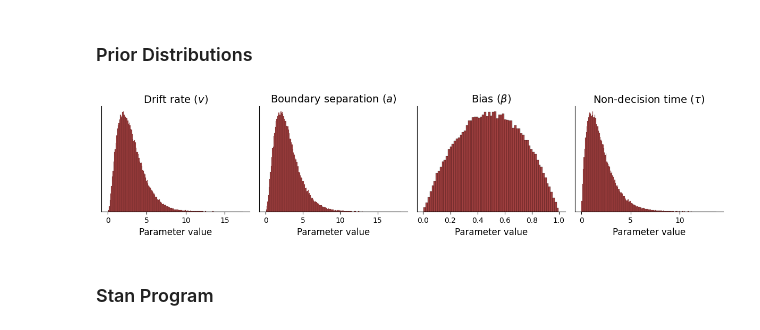
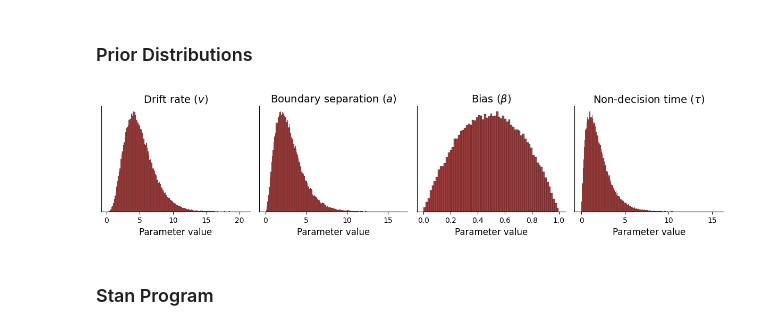
Before and after one commit to NightHydra/CognitiveModelingHomework, a Jupyter notebook: LectureExercises/Stan/diffusion_stan_code_along.ipynb, the cells around one changed output. Saved outputs shown, nothing was run; the diff lists cells and outputs as text; code cells hidden in the pictures.

```diff
--- a/LectureExercises/Stan/diffusion_stan_code_along.ipynb
+++ b/LectureExercises/Stan/diffusion_stan_code_along.ipynb
@@ -170,22 +173,22 @@ Now, we will write a Stan program to sample from the posterior of the diffusion
 # %%
 ### Visualizing our priors the lazy way
 f, axarr = plt.subplots(1, 4, figsize=(12, 3))
 param_names = [r'Drift rate ($v$)', r'Boundary separation ($a$)', r'Bias ($\beta$)', r'Non-decision time ($\tau$)']
-sns.histplot(np.random.gamma(3, 1, size=100000), color='maroon', ax=axarr[0])
+sns.histplot(np.random.gamma(5, 1, size=100000), color='maroon', ax=axarr[0])
 sns.histplot(np.random.gamma(3, 1, size=100000), color='maroon', ax=axarr[1])
 sns.histplot(np.random.beta(2, 2, size=100000), color='maroon', ax=axarr[2])
 sns.histplot(np.random.gamma(2, 1, size=100000), color='maroon', ax=axarr[3])
 
 for ax, p in zip(axarr, param_names):
     ax.set_title(p, fontsize=14)
     ax.set_xlabel('Parameter value', fontsize=12)
     ax.set_yticks([])
     ax.set_ylabel('')
     sns.despine(ax=ax)
 
 f.tight_layout()
 # %% [output]
-[figure, old version]
+[figure, new version]
 # %% [markdown]
 ### Stan Program
 # %%
```
Also changed, not shown: parts of 3 cells of this notebook, 3 other files.
